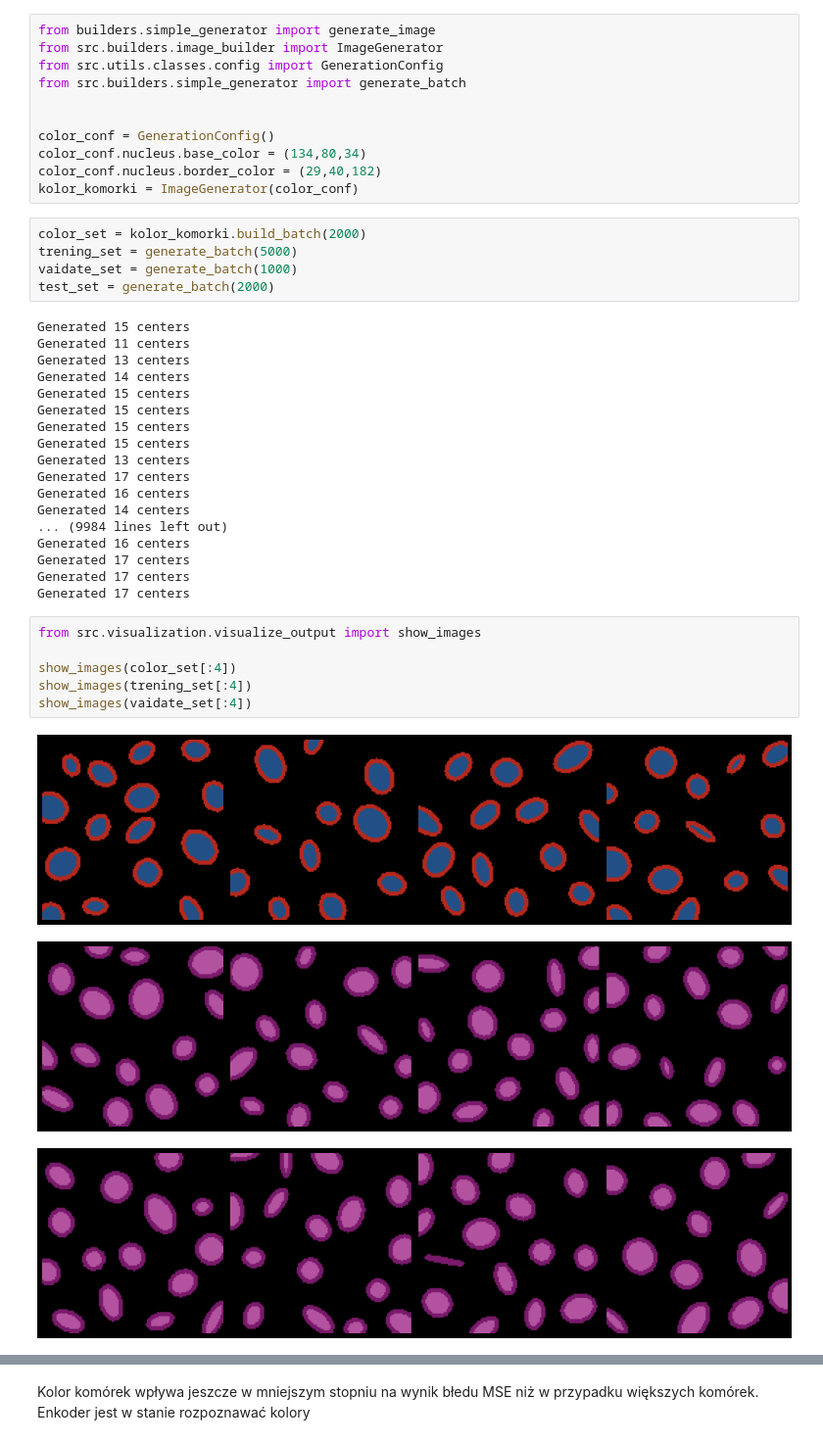
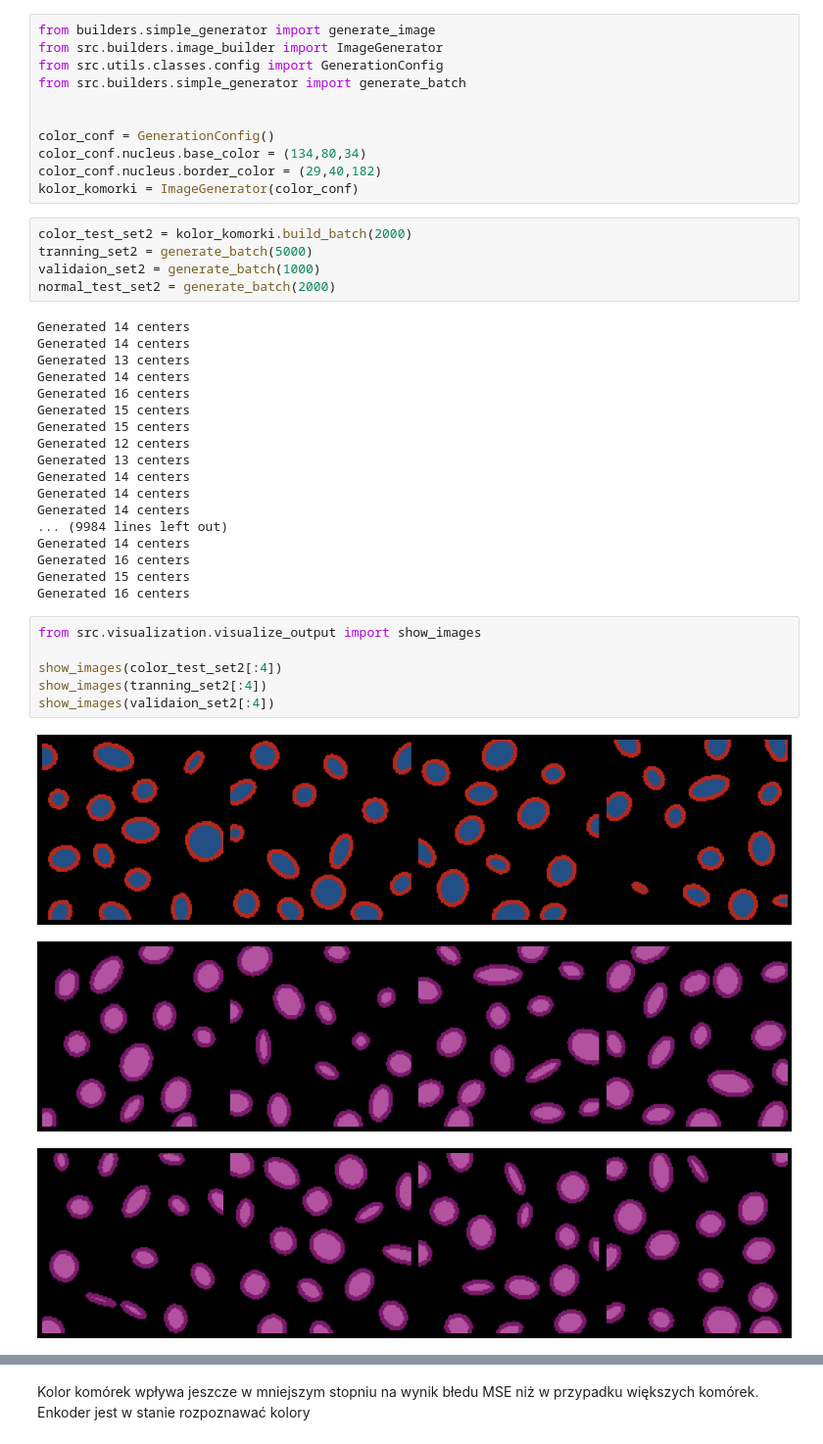
Before and after one commit to kosinus2000/Projekt_Inzynierski, a Jupyter notebook: notebooks/03_testy_i_wyniki.ipynb, the cells around one changed output, grey strips where cells are left out. Shown at 98% size. Drawn from its saved outputs; the diff is of its cells as text.

```diff
--- a/notebooks/03_testy_i_wyniki.ipynb
+++ b/notebooks/03_testy_i_wyniki.ipynb
@@ -168,36 +168,36 @@ color_conf.nucleus.base_color = (134,80,34)
 color_conf.nucleus.border_color = (29,40,182)
 kolor_komorki = ImageGenerator(color_conf)
 # %%
-color_set = kolor_komorki.build_batch(2000)
-trening_set = generate_batch(5000)
-vaidate_set = generate_batch(1000)
-test_set = generate_batch(2000)
+color_test_set2 = kolor_komorki.build_batch(2000)
+tranning_set2 = generate_batch(5000)
+validaion_set2 = generate_batch(1000)
+normal_test_set2 = generate_batch(2000)
 # %% [output]
-Generated 15 centers
-Generated 11 centers
+Generated 14 centers
+Generated 14 centers
 Generated 13 centers
 Generated 14 centers
+Generated 16 centers
 Generated 15 centers
 Generated 15 centers
-Generated 15 centers
-Generated 15 centers
+Generated 12 centers
 Generated 13 centers
-Generated 17 centers
-Generated 16 centers
+Generated 14 centers
+Generated 14 centers
 Generated 14 centers
 ... (9984 lines left out)
+Generated 14 centers
 Generated 16 centers
-Generated 17 centers
-Generated 17 centers
-Generated 17 centers
+Generated 15 centers
+Generated 16 centers
 # %%
 from src.visualization.visualize_output import show_images
 
-show_images(color_set[:4])
-show_images(trening_set[:4])
-show_images(vaidate_set[:4])
+show_images(color_test_set2[:4])
+show_images(tranning_set2[:4])
+show_images(validaion_set2[:4])
 # %% [output]
-[figure, old version]
+[figure, new version]
-[figure, old version]
+[figure, new version]
-[figure, old version]
+[figure, new version]
 # %%
```
Also changed, not shown: parts of 16 cells of this notebook, 1 other file.
